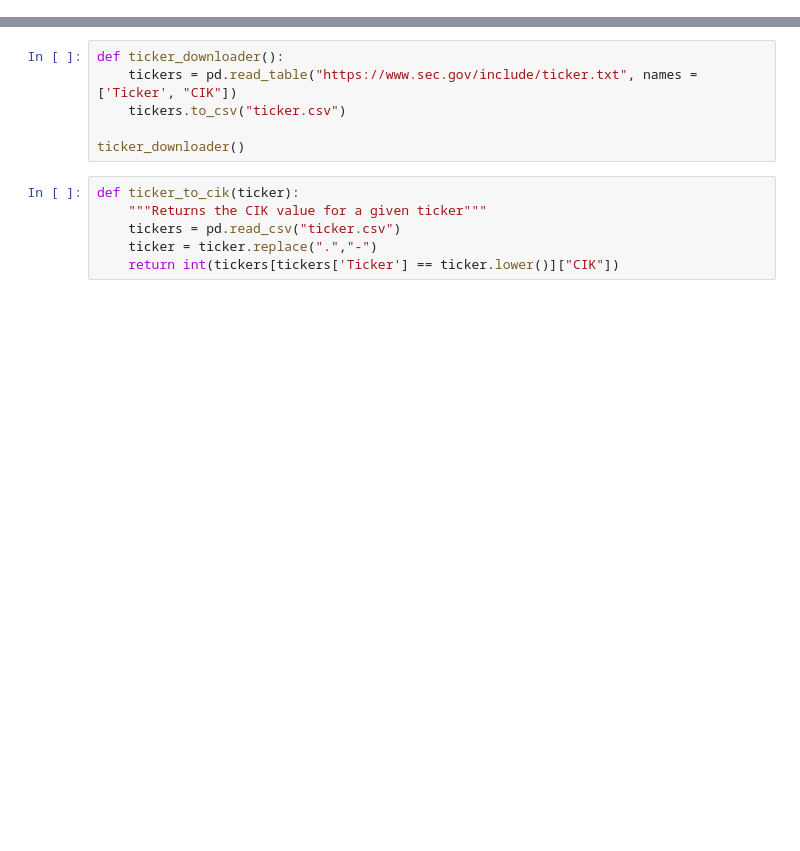
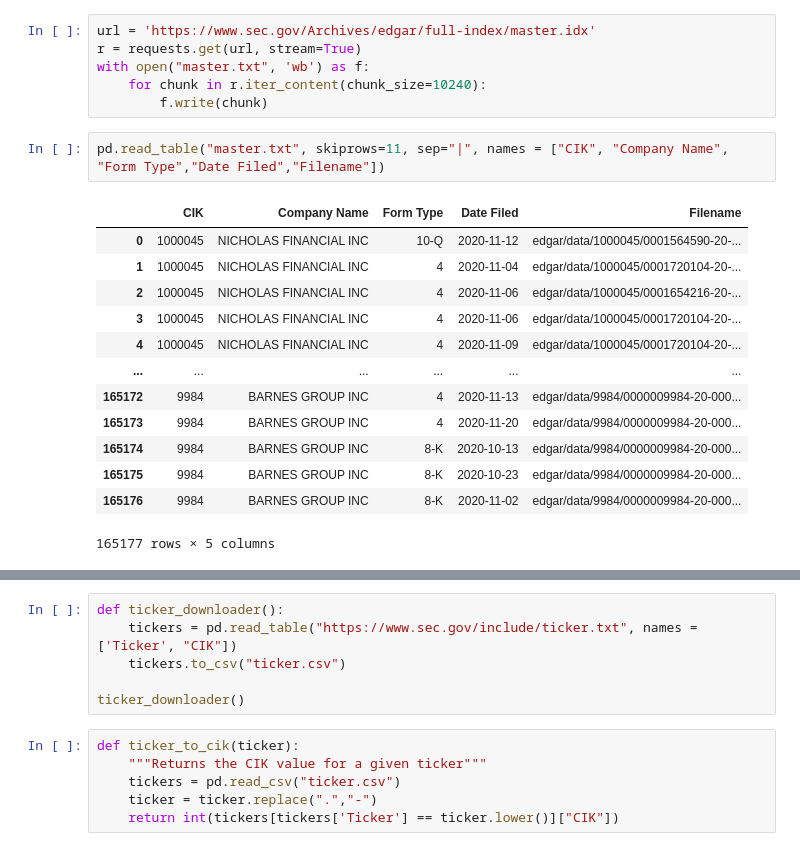
Before and after one commit to MichaelHotaling/DSC-Classes, a Jupyter notebook: DSC540/Finals/DSC540 Final.ipynb, the cells around one changed output, grey strips where cells are left out. Saved outputs shown, nothing was run; the diff lists cells and outputs as text; blank space fills up the shorter version.

```diff
--- a/DSC540/Finals/DSC540 Final.ipynb
+++ b/DSC540/Finals/DSC540 Final.ipynb
@@ -11,0 +23,22 @@ from bs4 import BeautifulSoup
+# %%
+url = 'https://www.sec.gov/Archives/edgar/full-index/master.idx'
+r = requests.get(url, stream=True)
+with open("master.txt", 'wb') as f:
+    for chunk in r.iter_content(chunk_size=10240):
+        f.write(chunk)
+# %%
+pd.read_table("master.txt", skiprows=11, sep="|", names = ["CIK", "Company Name", "Form Type","Date Filed","Filename"])
+# %% [output]
+|  | CIK | Company Name | Form Type | Date Filed | Filename |
+| 0 | 1000045 | NICHOLAS FINANCIAL INC | 10-Q | 2020-11-12 | edgar/data/1000045/0001564590-20-... |
+| 1 | 1000045 | NICHOLAS FINANCIAL INC | 4 | 2020-11-04 | edgar/data/1000045/0001720104-20-... |
+| 2 | 1000045 | NICHOLAS FINANCIAL INC | 4 | 2020-11-06 | edgar/data/1000045/0001654216-20-... |
+| 3 | 1000045 | NICHOLAS FINANCIAL INC | 4 | 2020-11-06 | edgar/data/1000045/0001720104-20-... |
+| 4 | 1000045 | NICHOLAS FINANCIAL INC | 4 | 2020-11-09 | edgar/data/1000045/0001720104-20-... |
+| ... | ... | ... | ... | ... | ... |
+| 165172 | 9984 | BARNES GROUP INC | 4 | 2020-11-13 | edgar/data/9984/0000009984-20-000... |
+| 165173 | 9984 | BARNES GROUP INC | 4 | 2020-11-20 | edgar/data/9984/0000009984-20-000... |
+| 165174 | 9984 | BARNES GROUP INC | 8-K | 2020-10-13 | edgar/data/9984/0000009984-20-000... |
+| 165175 | 9984 | BARNES GROUP INC | 8-K | 2020-10-23 | edgar/data/9984/0000009984-20-000... |
+| 165176 | 9984 | BARNES GROUP INC | 8-K | 2020-11-02 | edgar/data/9984/0000009984-20-000... |
+165177 rows × 5 columns
```
Also changed, not shown: parts of 34 cells of this notebook.
